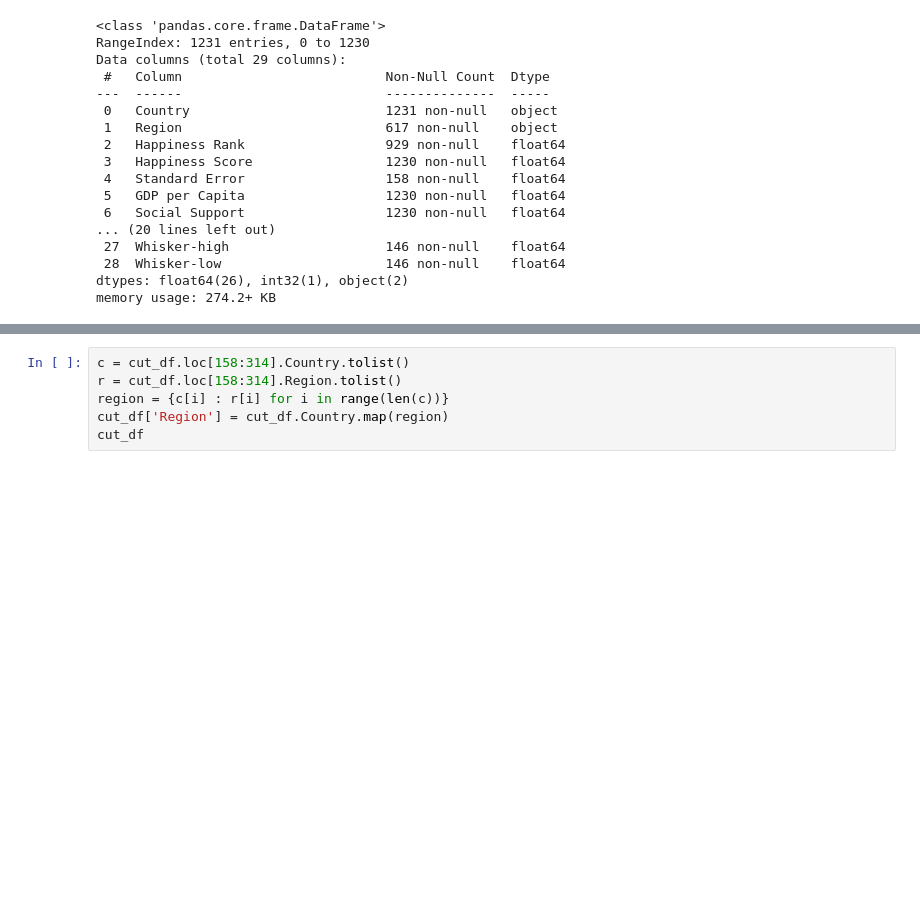
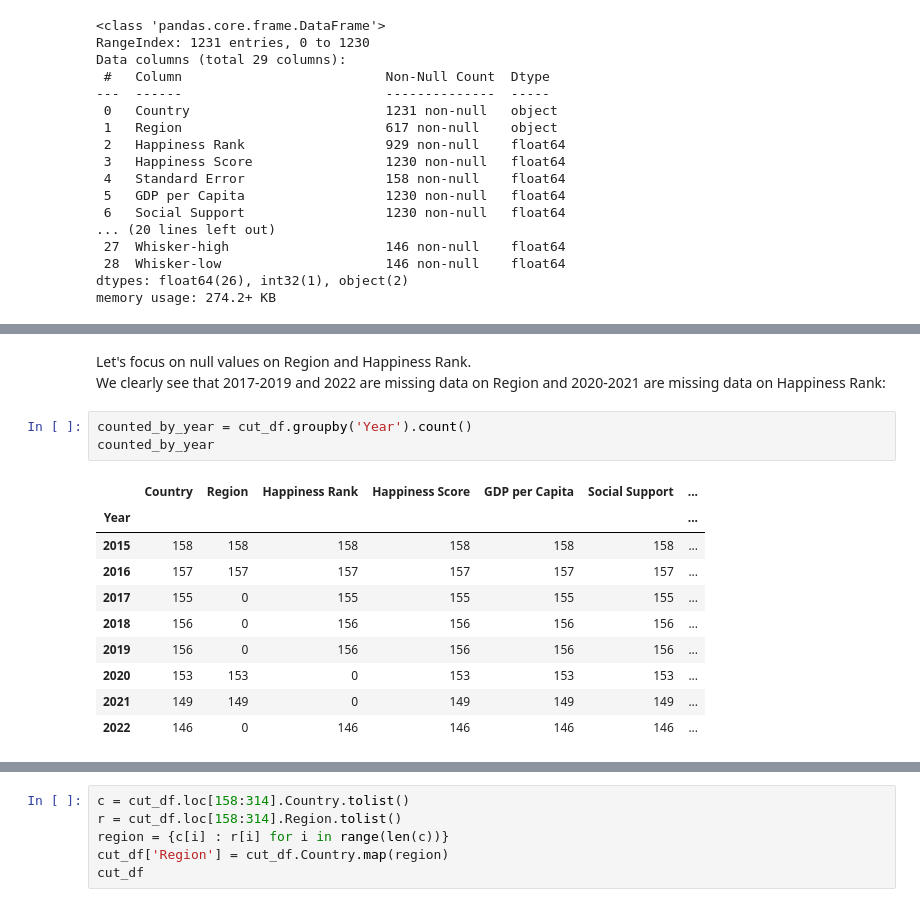
Before and after one commit to ags-de/Happiness-Report, a Jupyter notebook: Data Cleaning.ipynb, the cells around one changed output, grey strips where cells are left out. Drawn from its saved outputs; the diff is of its cells as text; blank space fills up the shorter version.

Commit message:
Handling Happiness Rank null values
more:
added more comments, changed variables' naming

```diff
--- a/Data Cleaning.ipynb
+++ b/Data Cleaning.ipynb
@@ -245,0 +263,17 @@ cut_df.loc[cut_df.Year.isin([2020,2021])]
+# %% [markdown]
+Let's focus on null values on Region and Happiness Rank.
+<br>We clearly see that 2017-2019 and 2022 are missing data on Region and 2020-2021 are missing data on Happiness Rank:
+# %%
+counted_by_year = cut_df.groupby('Year').count()
+counted_by_year
+# %% [output]
+|  | Country | Region | Happiness Rank | Happiness Score | GDP per Capita | Social Support | ... |
+| Year |  |  |  |  |  |  | ... |
+| 2015 | 158 | 158 | 158 | 158 | 158 | 158 | ... |
+| 2016 | 157 | 157 | 157 | 157 | 157 | 157 | ... |
+| 2017 | 155 | 0 | 155 | 155 | 155 | 155 | ... |
+| 2018 | 156 | 0 | 156 | 156 | 156 | 156 | ... |
+| 2019 | 156 | 0 | 156 | 156 | 156 | 156 | ... |
+| 2020 | 153 | 153 | 0 | 153 | 153 | 153 | ... |
+| 2021 | 149 | 149 | 0 | 149 | 149 | 149 | ... |
+| 2022 | 146 | 0 | 146 | 146 | 146 | 146 | ... |
```
Also changed, not shown: parts of 7 cells of this notebook.
